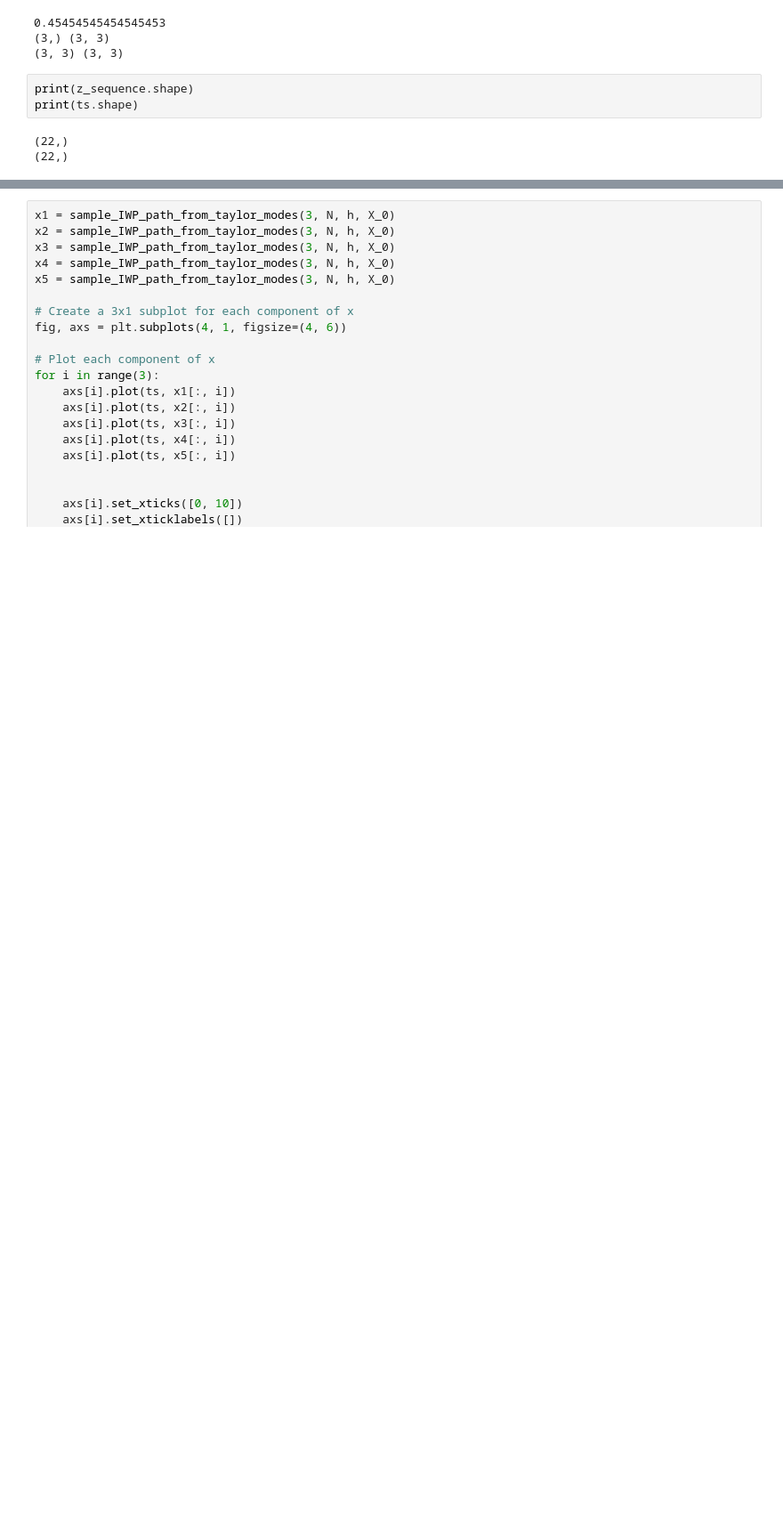
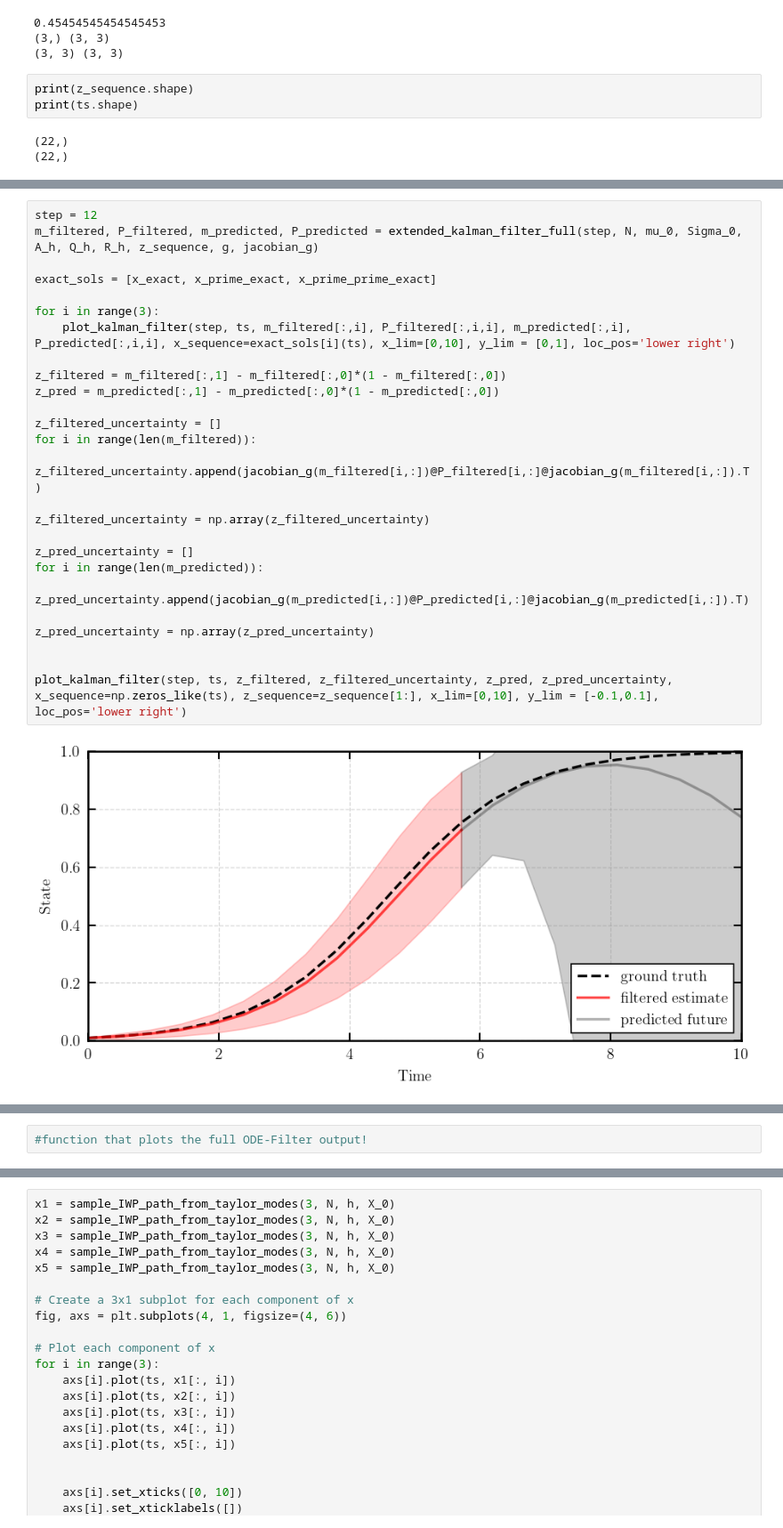
Before and after one commit to paufisch/ode_filters, a Jupyter notebook: diffeq_playground.ipynb, the cells around one changed output, grey strips where cells are left out. Shown at 89% size. Cells and saved outputs as stored; diff of their text form; blank space fills up the shorter version.

```diff
--- a/diffeq_playground.ipynb
+++ b/diffeq_playground.ipynb
@@ -291,0 +292,28 @@ plot_kalman_filter(step, ts, m_projected, P_projected, m_future_projected, P_fut
+# %%
+step = 12
+m_filtered, P_filtered, m_predicted, P_predicted = extended_kalman_filter_full(step, N, mu_0, Sigma_0, A_h, Q_h, R_h, z_sequence, g, jacobian_g)
+
+exact_sols = [x_exact, x_prime_exact, x_prime_prime_exact]
+
+for i in range(3):
+    plot_kalman_filter(step, ts, m_filtered[:,i], P_filtered[:,i,i], m_predicted[:,i], P_predicted[:,i,i], x_sequence=exact_sols[i](ts), x_lim=[0,10], y_lim = [0,1], loc_pos='lower right')
+
+z_filtered = m_filtered[:,1] - m_filtered[:,0]*(1 - m_filtered[:,0])
+z_pred = m_predicted[:,1] - m_predicted[:,0]*(1 - m_predicted[:,0])
+
+z_filtered_uncertainty = []
+for i in range(len(m_filtered)):
+    z_filtered_uncertainty.append(jacobian_g(m_filtered[i,:])@P_filtered[i,:]@jacobian_g(m_filtered[i,:]).T)
+
+z_filtered_uncertainty = np.array(z_filtered_uncertainty)
+
+z_pred_uncertainty = []
+for i in range(len(m_predicted)):
+    z_pred_uncertainty.append(jacobian_g(m_predicted[i,:])@P_predicted[i,:]@jacobian_g(m_predicted[i,:]).T)
+
+z_pred_uncertainty = np.array(z_pred_uncertainty)
+
+
+plot_kalman_filter(step, ts, z_filtered, z_filtered_uncertainty, z_pred, z_pred_uncertainty, x_sequence=np.zeros_like(ts), z_sequence=z_sequence[1:], x_lim=[0,10], y_lim = [-0.1,0.1], loc_pos='lower right')
+# %% [output]
+[figure, added]
@@ -291,0 +323,2 @@ plot_kalman_filter(step, ts, m_projected, P_projected, m_future_projected, P_fut
+# %%
+#function that plots the full ODE-Filter output!
```
Also changed, not shown: parts of 8 cells of this notebook, 1 other file.
